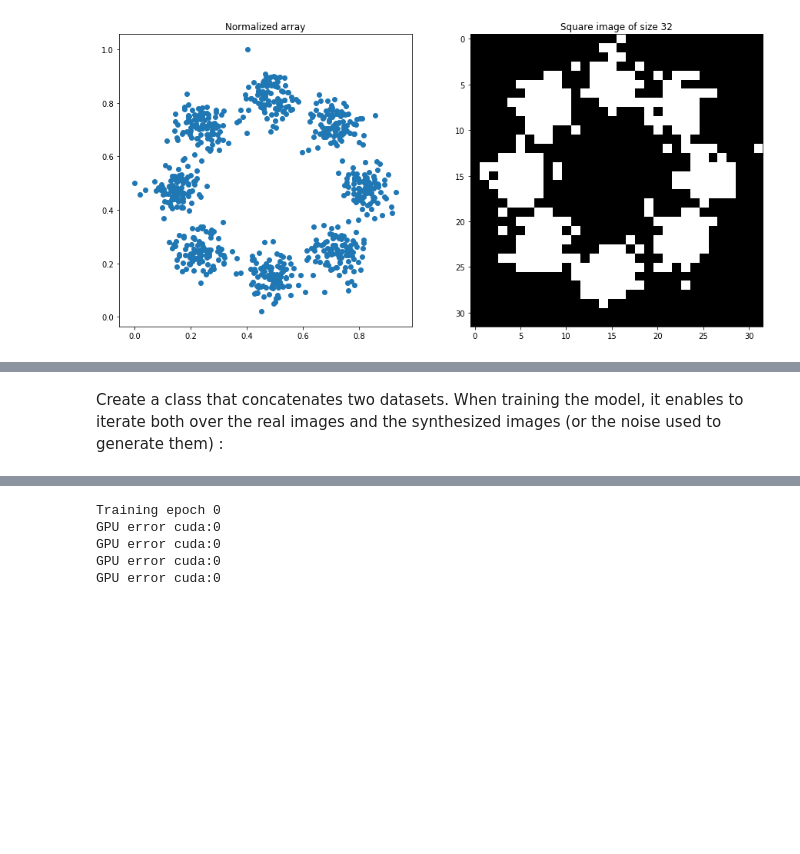
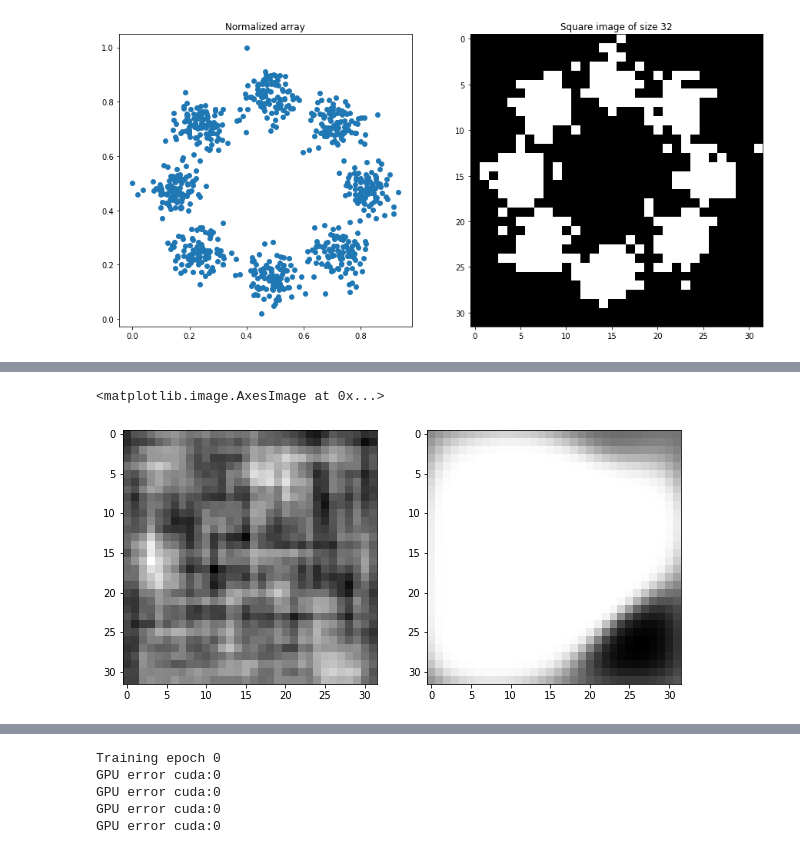
Before and after one commit to philomenec/Optimal-Transport, a Jupyter notebook: OTGAN.ipynb, the cells around one changed output, grey strips where cells are left out. Drawn from its saved outputs; the diff is of its cells as text; code cells hidden in the pictures; blank space fills up the shorter version.

```diff
--- a/OTGAN.ipynb
+++ b/OTGAN.ipynb
@@ -389,0 +759,2 @@ tensor([[[[-0.0044, -0.0038, -0.0030,  ..., -0.0036, -0.0035, -0.0044],
+# %%
+mnist_loader = train_resized_loader
@@ -390 +1082,12 @@ tensor([[[[-0.0044, -0.0038, -0.0030,  ..., -0.0036, -0.0035, -0.0044],
+# %%
+#first image generated  and last one
+all_gen_images[0]
+fig, ax = plt.subplots(1, 2, figsize = (10, 5))
+first_image = all_gen_images[0][0].to('cpu').detach()
+last_image = all_gen_images[-1][0].to('cpu').detach()
+ax[0].imshow(first_image.numpy().squeeze())
+ax[1].imshow(last_image.numpy().squeeze())
+# %% [output]
+<matplotlib.image.AxesImage at 0x...>
+[figure, added]
 # %%
@@ -413,5 +1113,3 @@ Noise_loader = DataLoader(Noise_trainset, args['batch_size'], shuffle=True, **kw
-# %% [markdown]
-Create a class that concatenates two datasets. When training the model, it enables to iterate both over the real images and the synthesized images (or the noise used to generate them) :
 # %%
 class ConcatenateDB(VisionDataset):
     '''Class to concatenate two dataset and return a tuple
```
Also changed, not shown: parts of 83 cells of this notebook.
